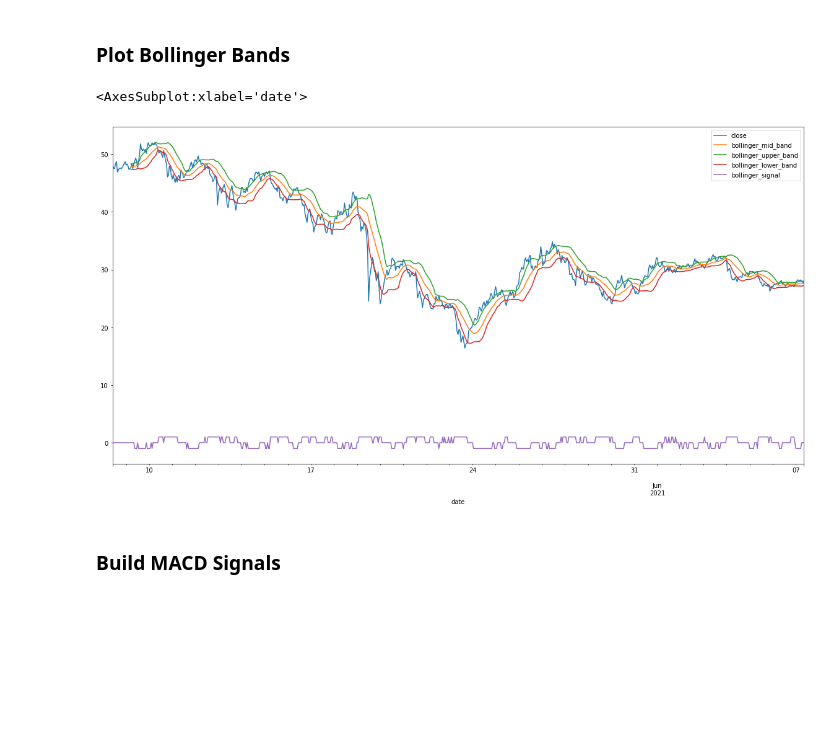
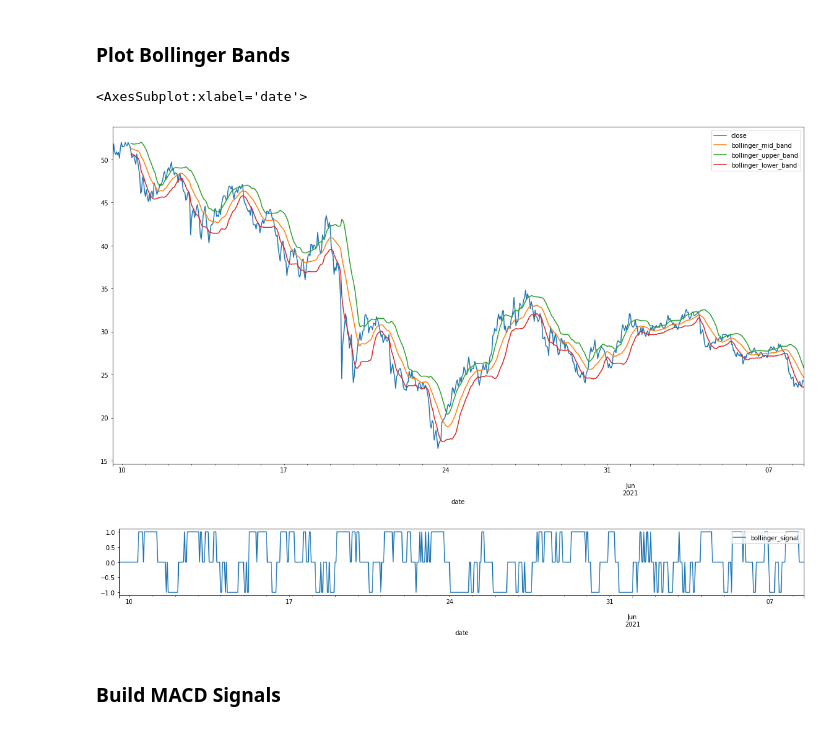
Before and after one commit to Hash3rown/monu-fintech-Project-2, a Jupyter notebook: sandbox/alex_work.ipynb, the cells around one changed output. Cells and saved outputs as stored; diff of their text form; code cells hidden in the pictures; blank space fills up the shorter version.

```diff
--- a/sandbox/alex_work.ipynb
+++ b/sandbox/alex_work.ipynb
@@ -265,10 +270,12 @@ historical_prices_df.iloc[50:60]
 ### Plot Bollinger Bands
 # %%
 # Plot the Bollinger Bands for BTC/USD closing prices
-historical_prices_df[['close','bollinger_mid_band','bollinger_upper_band','bollinger_lower_band', 'bollinger_signal']].plot(figsize=(20,10))
+historical_prices_df[['close','bollinger_mid_band','bollinger_upper_band','bollinger_lower_band']].plot(figsize=(20,10))
+historical_prices_df[['bollinger_signal']].plot(figsize=(20,2))
 # %% [output]
 <AxesSubplot:xlabel='date'>
-[figure, old version]
+[figure, new version]
+[figure, added]
 # %% [markdown]
 ### Build MACD Signals
 # %%
```
Also changed, not shown: parts of 57 cells of this notebook.
